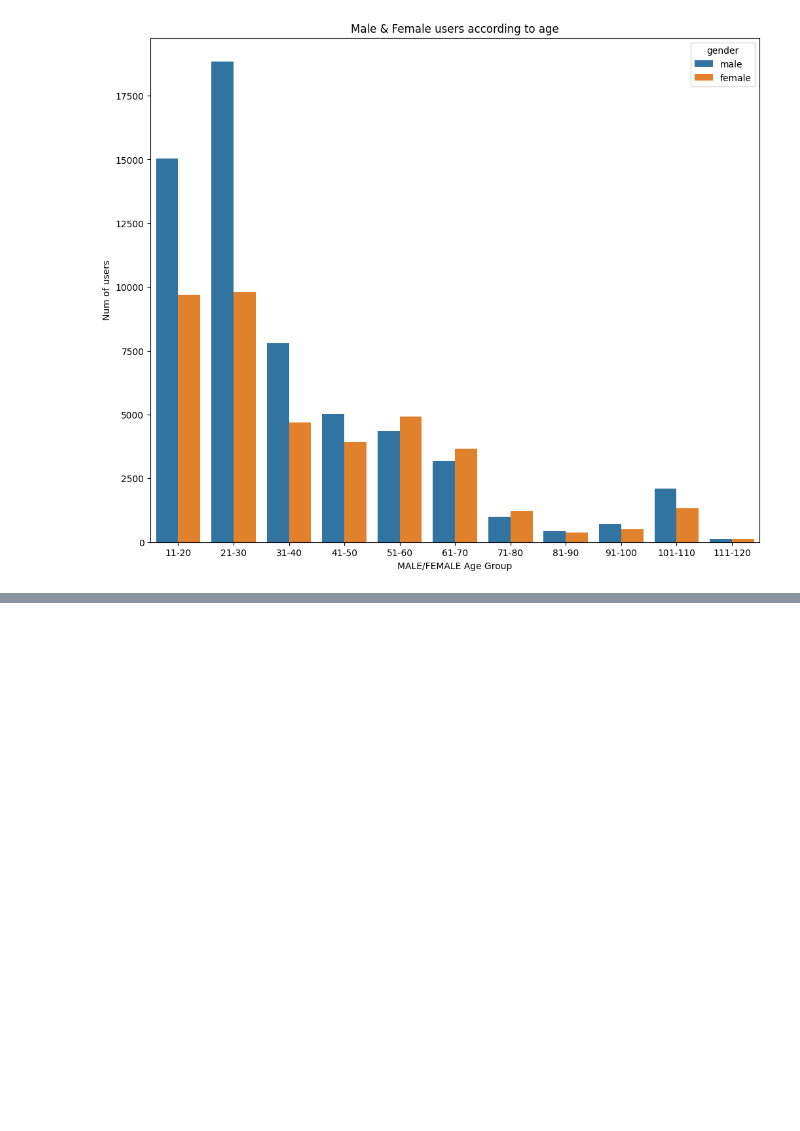
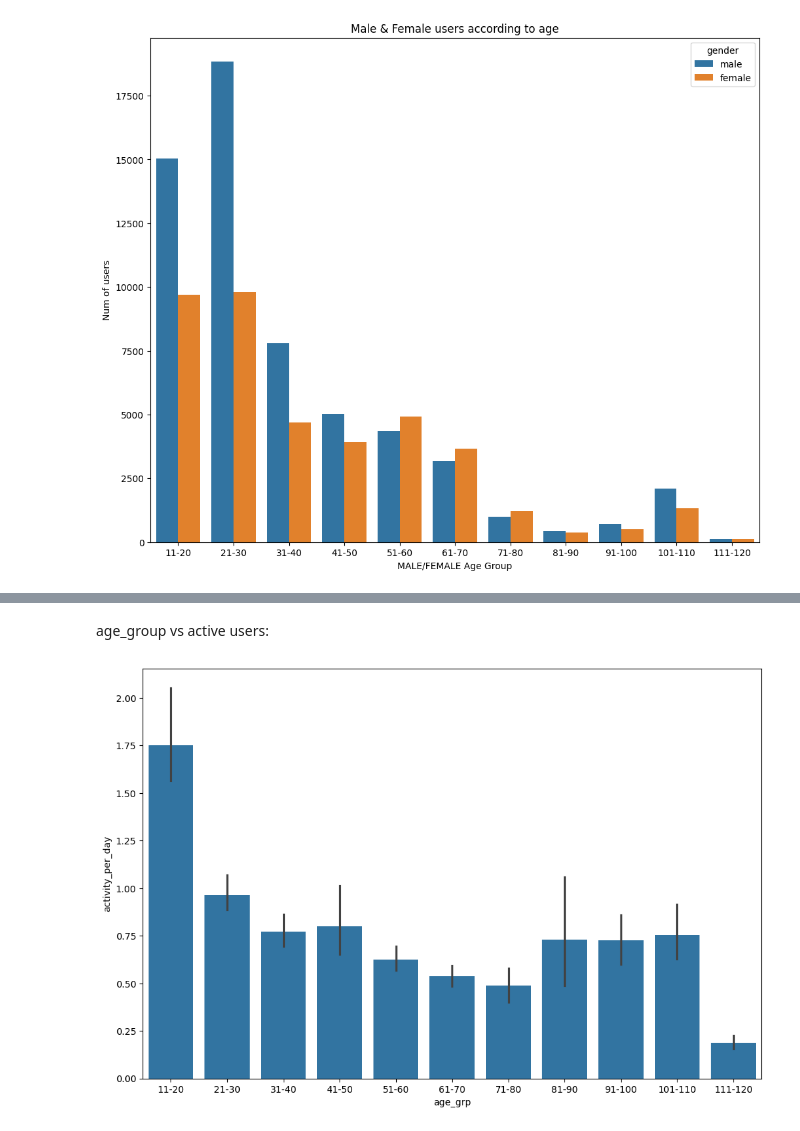
Before and after one commit to ghelanikirtan/Training-Tasks---SculptSoft, a Jupyter notebook: 26MAY2025/TASK - EDA/EDA.ipynb, the cells around one changed output, grey strips where cells are left out. Saved outputs shown, nothing was run; the diff lists cells and outputs as text; code cells hidden in the pictures; blank space fills up the shorter version.

Commit message:
Completed Tasks [26th May 2025]. Performed Basic Exploratory Data Analysis on Facebook dataset.

```diff
--- a/26MAY2025/TASK - EDA/EDA.ipynb
+++ b/26MAY2025/TASK - EDA/EDA.ipynb
@@ -165,0 +176,13 @@ Text(0.5, 1.0, 'Male & Female users according to age')
+# %% [markdown]
+age_group vs active users:
+# %%
+df['activity_per_day'] = (
+    (df['friendships_initiated'] / df['tenure'])
+    +
+    (df['likes'] / df['tenure']).replace([np.nan], 0)
+ )
+plt.figure(figsize=(12,8))
+sns.barplot(x='age_grp', y='activity_per_day', data = df)
+plt.show()
+# %% [output]
+[figure, added]
```
Also changed, not shown: parts of 3 cells of this notebook.
